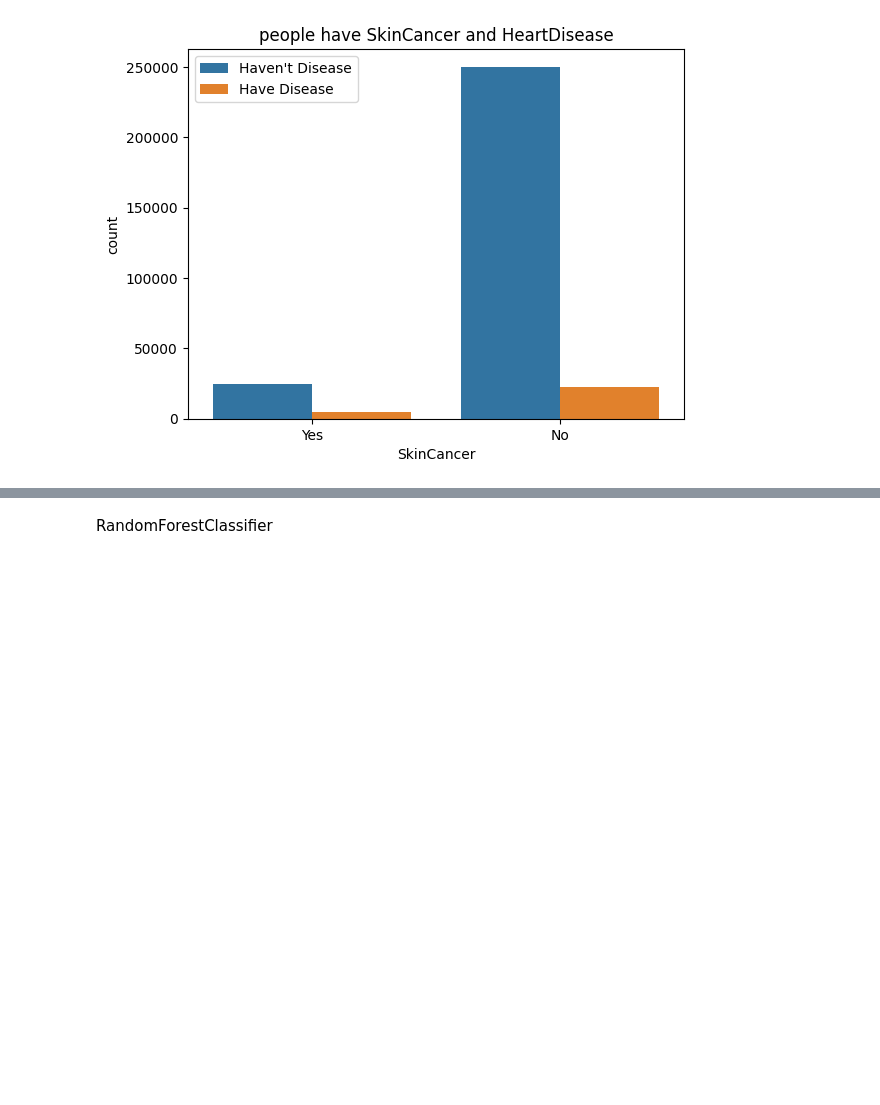
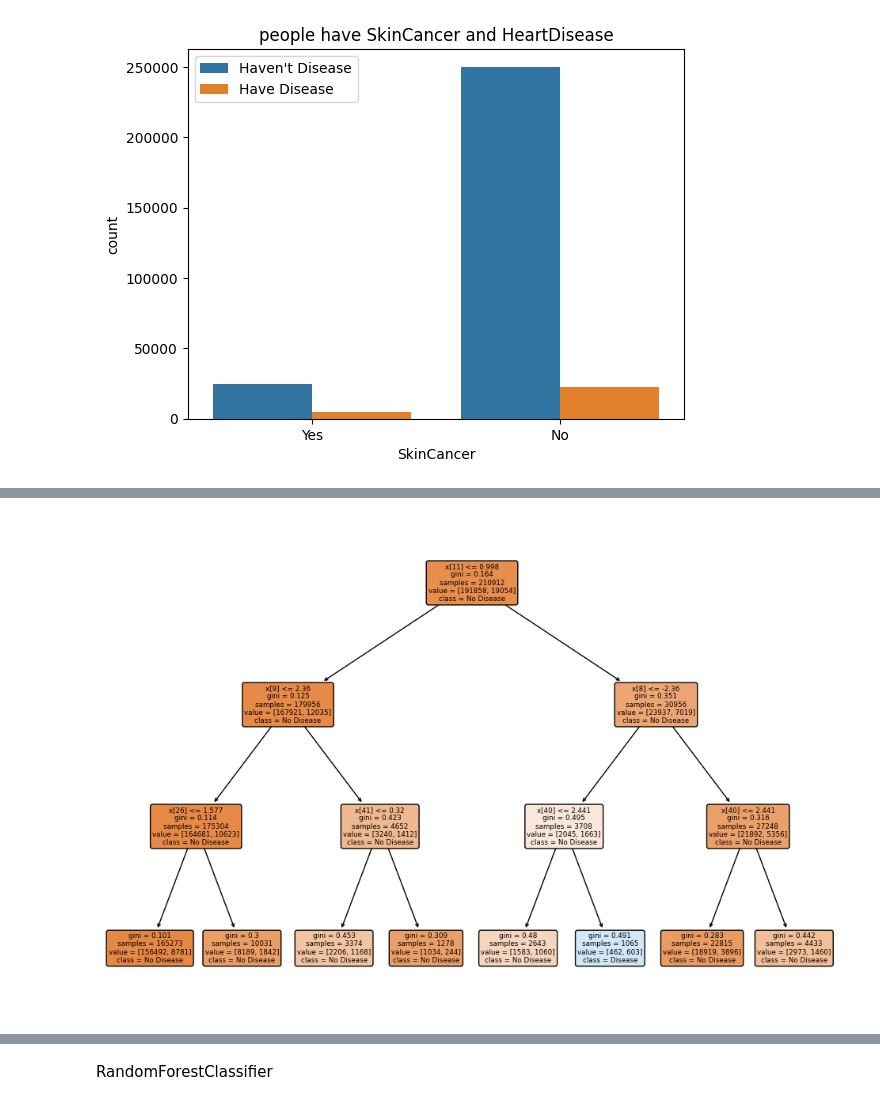
Before and after one commit to HADat079/DataMining, a Jupyter notebook: Heart Disease.ipynb, the cells around one changed output, grey strips where cells are left out. Drawn from its saved outputs; the diff is of its cells as text; code cells hidden in the pictures; blank space fills up the shorter version.

Commit message:
update<HearDisease> code

```diff
--- a/Heart Disease.ipynb
+++ b/Heart Disease.ipynb
@@ -308,6 +369,0 @@ y = data['HeartDisease']
-# %%
-from sklearn.preprocessing import LabelEncoder
-label=LabelEncoder()
-for col in data:
-    data[col]=label.fit_transform(data[col])
-data
@@ -399,0 +504,9 @@ Evaluate the model on the training data:  0.9979361749748854
+# %%
+# Chia tập huấn luyện và tập kiểm tra thành đặc trưng (features) và nhãn (labels)
+X_train = train_data.drop('HeartDisease', axis=1)
+y_train = train_data['HeartDisease']
+print("X_train shape:", X_train.shape, "y_train shape:", y_train.shape)
+
+X_test = test_data.drop('HeartDisease', axis=1)
+y_test = test_data['HeartDisease']
+print("X_test shape:", X_test.shape, "y_test shape:", y_test.shape)
@@ -399,0 +528,14 @@ Evaluate the model on the training data:  0.9979361749748854
+# %%
+from sklearn.preprocessing import StandardScaler
+
+# Tạo đối tượng StandardScaler
+sc = StandardScaler()
+
+# Tiêu chuẩn hóa dữ liệu trong tập huấn luyện và tập kiểm tra
+# không gây ra việc rò rỉ dữ liệu vì ta sử dụng thông tin từ tập huấn luyện
+X_train = sc.fit_transform(X_train)
+X_test = sc.transform(X_test)
+
+# Tiêu chuẩn hóa dữ liệu cho phương pháp mã hóa MỚI
+X_train_new = sc.fit_transform(X_train_new)
+X_test_new = sc.transform(X_test_new)
@@ -399,0 +770,16 @@ Evaluate the model on the training data:  0.9979361749748854
+# %%
+from sklearn.tree import DecisionTreeClassifier, plot_tree
+import matplotlib.pyplot as plt
+
+# Tạo mô hình DecisionTreeClassifier với độ sâu là 3
+tree = DecisionTreeClassifier(max_depth=3)
+
+# Huấn luyện mô hình trên dữ liệu
+tree.fit(X_train, y_train)
+
+# Vẽ cây quyết định với độ sâu là 3
+plt.figure(figsize=(12, 8))
+plot_tree(tree, class_names=['No Disease', 'Disease'], filled=True, rounded=True)
+plt.show()
+# %% [output]
+[figure, added]
```
Also changed, not shown: parts of 81 cells of this notebook, 1 other file.
